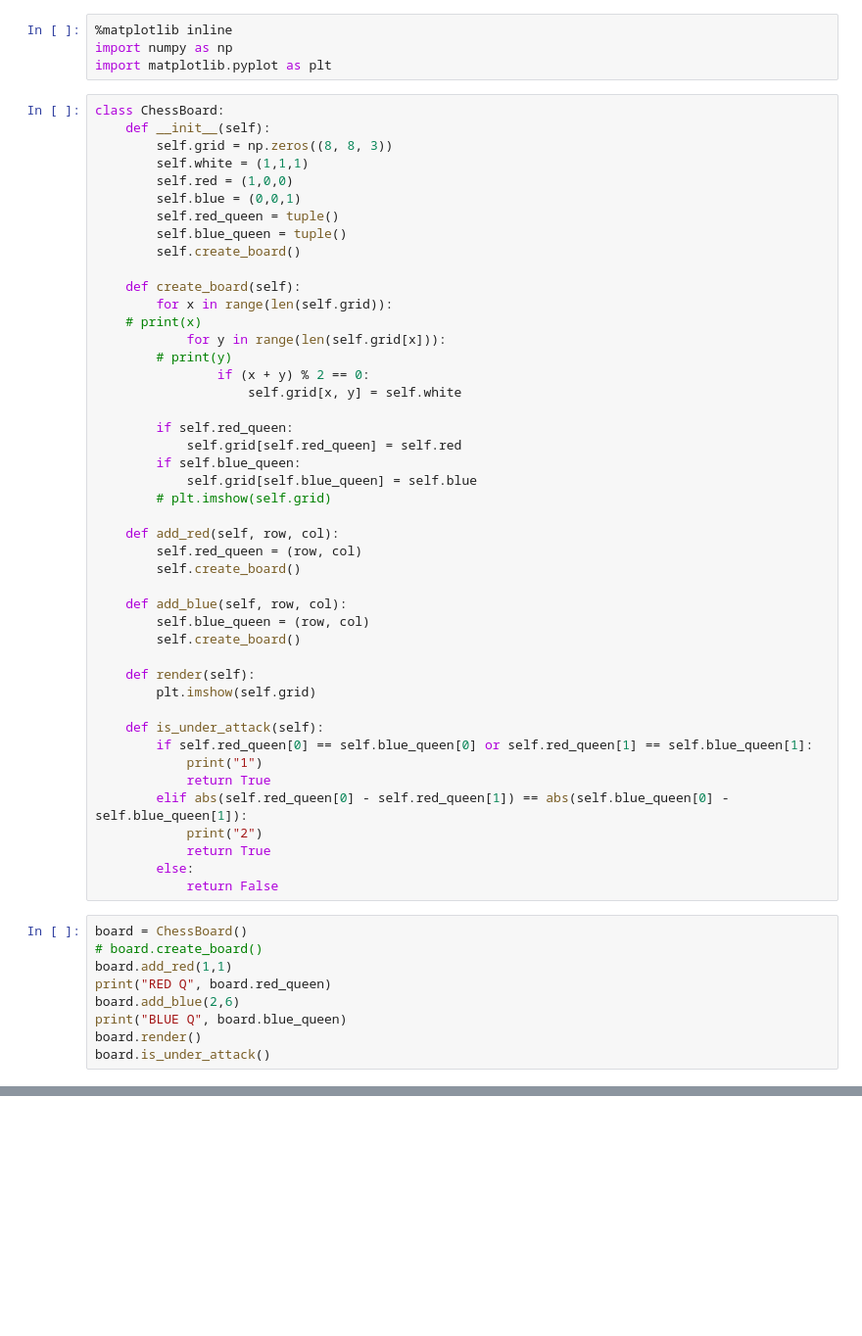
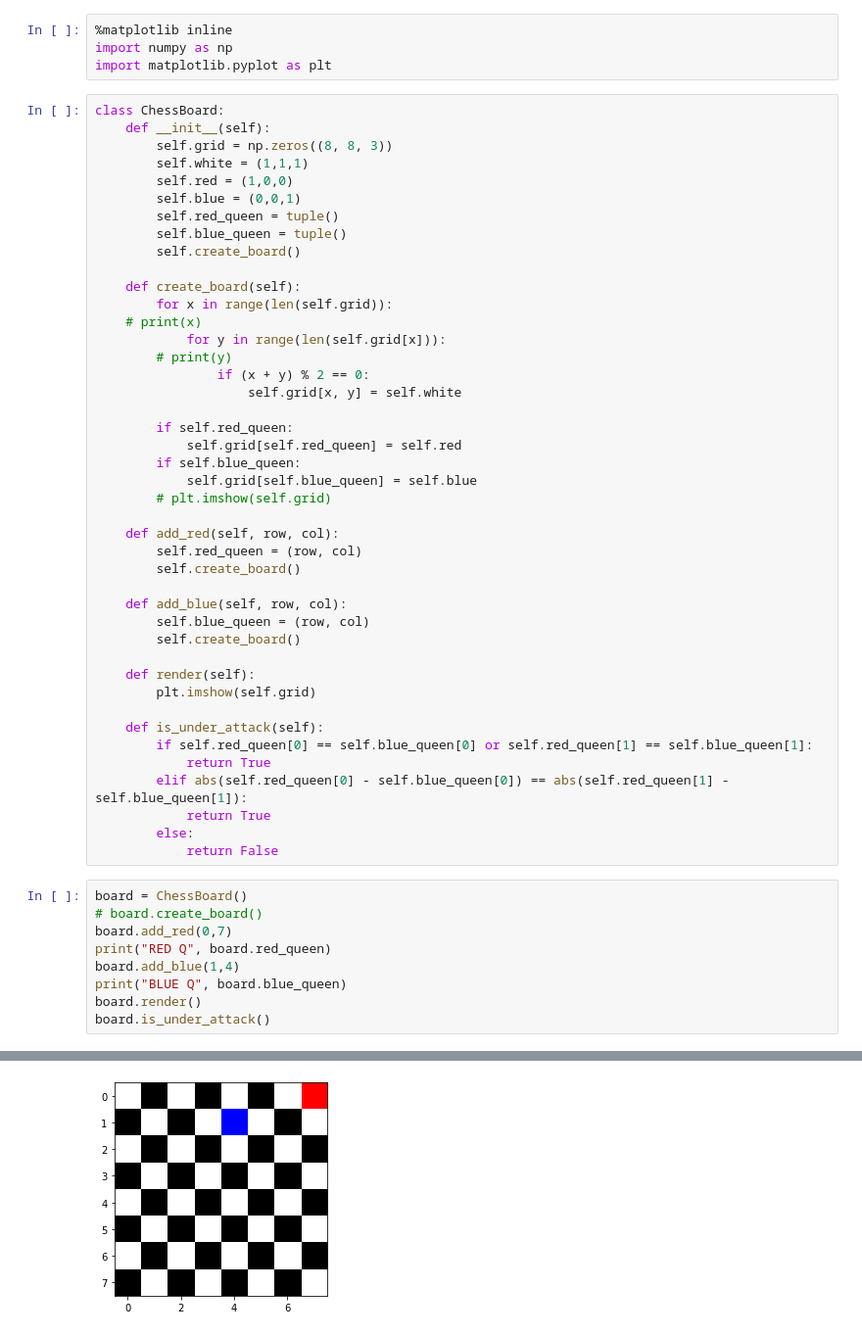
Before and after one commit to samuelclark907/chess-board, a Jupyter notebook: chess_board.ipynb, the cells around one changed output, grey strips where cells are left out. Shown at 98% size. Cells and saved outputs as stored; diff of their text form; blank space fills up the shorter version.

```diff
--- a/chess_board.ipynb
+++ b/chess_board.ipynb
@@ -40,19 +40,17 @@ class ChessBoard:
 
     def is_under_attack(self):
         if self.red_queen[0] == self.blue_queen[0] or self.red_queen[1] == self.blue_queen[1]:
-            print("1")
             return True
-        elif abs(self.red_queen[0] - self.red_queen[1]) == abs(self.blue_queen[0] - self.blue_queen[1]):
-            print("2")
+        elif abs(self.red_queen[0] - self.blue_queen[0]) == abs(self.red_queen[1] - self.blue_queen[1]):
             return True
         else:
             return False
 # %%
 board = ChessBoard()
 # board.create_board()
-board.add_red(1,1)
+board.add_red(0,7)
 print("RED Q", board.red_queen)
-board.add_blue(2,6)
+board.add_blue(1,4)
 print("BLUE Q", board.blue_queen)
 board.render()
 board.is_under_attack()
@@ -62,0 +61 @@ AssertionError:
+[figure, added]
```
Also changed, not shown: parts of 3 cells of this notebook, 1 other file.
